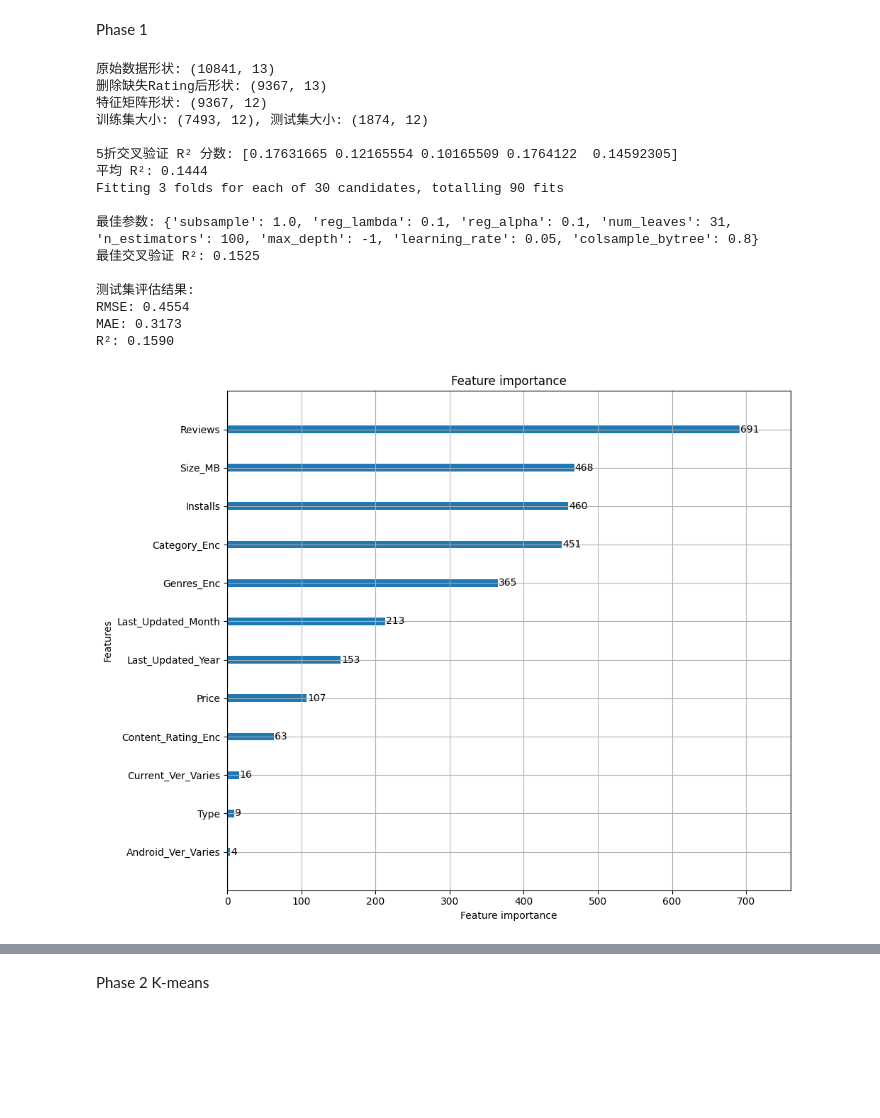
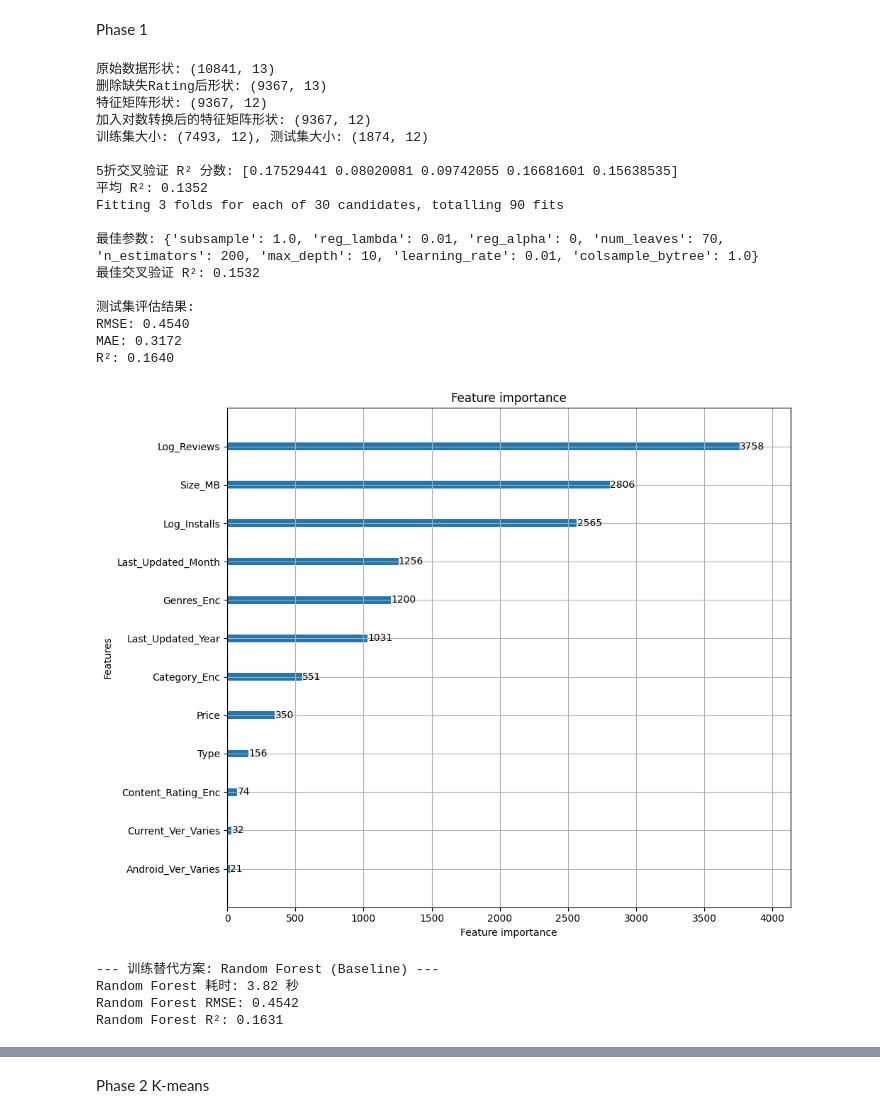
Before and after one commit to immmma692-boop/DSML-individual, a Jupyter notebook: 3_1_K_means_Clustering.ipynb, the cells around one changed output, grey strips where cells are left out. Saved outputs shown, nothing was run; the diff lists cells and outputs as text; code cells hidden in the pictures; blank space fills up the shorter version.

```diff
--- a/3_1_K_means_Clustering.ipynb
+++ b/3_1_K_means_Clustering.ipynb
@@ -110,6 +110,12 @@ feature_cols = [
 X = df[feature_cols]
 y = df['Rating']
 
+# 将经过 LabelEncoder 处理的列转换为 pandas 的 'category' 类型
+# 这样 LightGBM 就会自动启动最优的类别划分算法，而不是把它们当数字比较大小
+cat_features = ['Content_Rating_Enc', 'Category_Enc', 'Genres_Enc', 'Type', 'Current_Ver_Varies', 'Android_Ver_Varies']
+for col in cat_features:
+    X[col] = X[col].astype('category')
+
 # 2.12 处理数值特征的缺失值（中位数填充）
 num_cols = ['Reviews', 'Size_MB', 'Installs', 'Price']
 imputer_num = SimpleImputer(strategy='median')
@@ -117,6 +123,14 @@ X[num_cols] = imputer_num.fit_transform(X[num_cols])
 
 # 其他特征已用-1或编码填充，无需额外处理
 print("特征矩阵形状:", X.shape)
+
+# 2.13 处理右偏态特征：对数转换 (Log Transformation)
+X['Log_Reviews'] = np.log1p(X['Reviews'])
+X['Log_Installs'] = np.log1p(X['Installs'])
+
+# 转换后，从特征矩阵中删除原始的倾斜特征，保留Log后的特征
+X = X.drop(columns=['Reviews', 'Installs'])
+print("加入对数转换后的特征矩阵形状:", X.shape)
 
 # ------------------------------
 # 3. 划分训练集和测试集
@@ -168,38 +182,66 @@ print("最佳交叉验证 R²: {:.4f}".format(random_search.best_score_))
 # 6. 最终模型评估
 # ------------------------------
 best_model = random_search.best_estimator_
 y_pred = best_model.predict(X_test)
 
 rmse = np.sqrt(mean_squared_error(y_test, y_pred))
 mae = mean_absolute_error(y_test, y_pred)
 r2 = r2_score(y_test, y_pred)
 
 print("\n测试集评估结果:")
 print("RMSE: {:.4f}".format(rmse))
 print("MAE: {:.4f}".format(mae))
 print("R²: {:.4f}".format(r2))
 
 # 可选：特征重要性
 lgb.plot_importance(best_model, figsize=(10, 8))
 import matplotlib.pyplot as plt
 plt.tight_layout()
 plt.savefig('feature_importance.png')
 plt.show()
+
+# ------------------------------
+# 7. 替代方案对比验证 (Alternative Baseline Model)
+# ------------------------------
+from sklearn.ensemble import RandomForestRegressor
+import time
+
+print("\n--- 训练替代方案: Random Forest (Baseline) ---")
+start_time = time.time()
+rf_model = RandomForestRegressor(n_estimators=100, random_state=42, n_jobs=-1)
+rf_model.fit(X_train, y_train)
+rf_time = time.time() - start_time
+
+rf_pred = rf_model.predict(X_test)
+rf_rmse = np.sqrt(mean_squared_error(y_test, rf_pred))
+rf_r2 = r2_score(y_test, rf_pred)
+
+print(f"Random Forest 耗时: {rf_time:.2f} 秒")
+print(f"Random Forest RMSE: {rf_rmse:.4f}")
+print(f"Random Forest R²: {rf_r2:.4f}")
+
+# 在你的报告中，你可以将 rf_rmse 和上面 lgb 的 rmse 列表对比，
+# 以此证明你选择 LightGBM 是具有科学依据的！
 # %% [output]
 原始数据形状: (10841, 13)
 删除缺失Rating后形状: (9367, 13)
 特征矩阵形状: (9367, 12)
+加入对数转换后的特征矩阵形状: (9367, 12)
 训练集大小: (7493, 12), 测试集大小: (1874, 12)
 
-5折交叉验证 R² 分数: [0.17631665 0.12165554 0.10165509 0.1764122  0.14592305]
-平均 R²: 0.1444
+5折交叉验证 R² 分数: [0.17529441 0.08020081 0.09742055 0.16681601 0.15638535]
+平均 R²: 0.1352
 Fitting 3 folds for each of 30 candidates, totalling 90 fits
 
-最佳参数: {'subsample': 1.0, 'reg_lambda': 0.1, 'reg_alpha': 0.1, 'num_leaves': 31, 'n_estimators': 100, 'max_depth': -1, 'learning_rate': 0.05, 'colsample_bytree': 0.8}
-最佳交叉验证 R²: 0.1525
+最佳参数: {'subsample': 1.0, 'reg_lambda': 0.01, 'reg_alpha': 0, 'num_leaves': 70, 'n_estimators': 200, 'max_depth': 10, 'learning_rate': 0.01, 'colsample_bytree': 1.0}
+最佳交叉验证 R²: 0.1532
 
 测试集评估结果:
-RMSE: 0.4554
-MAE: 0.3173
-R²: 0.1590
+RMSE: 0.4540
+MAE: 0.3172
+R²: 0.1640
-[figure, old version]
+[figure, new version]
+--- 训练替代方案: Random Forest (Baseline) ---
+Random Forest 耗时: 3.82 秒
+Random Forest RMSE: 0.4542
+Random Forest R²: 0.1631
```
Also changed, not shown: parts of 3 cells of this notebook.
